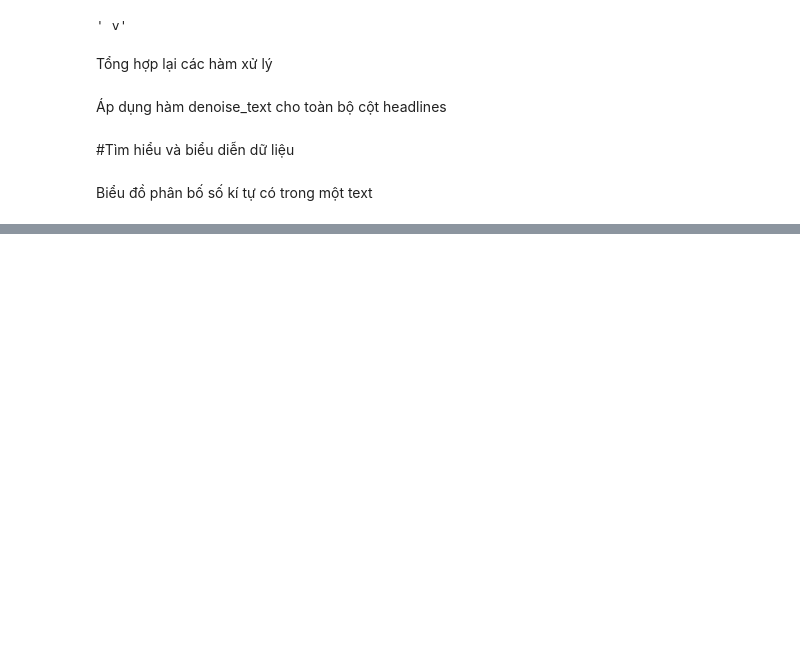
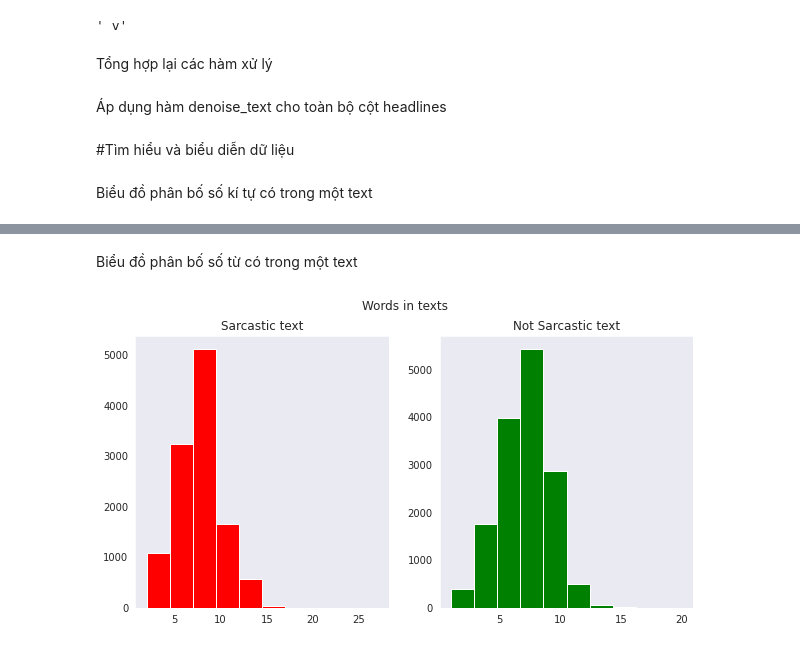
Before and after one commit to TrinhTruongAI/CS114.K21, a Jupyter notebook: DetectingSarcasm_Embeddings.ipynb, the cells around one changed output, grey strips where cells are left out. Drawn from its saved outputs; the diff is of its cells as text; code cells hidden in the pictures; blank space fills up the shorter version.

```diff
--- a/DetectingSarcasm_Embeddings.ipynb
+++ b/DetectingSarcasm_Embeddings.ipynb
@@ -154,0 +166,14 @@ NameError: ignored
+# %% [markdown]
+Biểu đồ phân bố số từ có trong một text
+# %%
+fig,(ax1,ax2)=plt.subplots(1,2,figsize=(10,5))
+text_len=data[data['is_sarcastic']==1]['headline'].str.split().map(lambda x: len(x))
+ax1.hist(text_len,color='red')
+ax1.set_title('Sarcastic text')
+text_len=data[data['is_sarcastic']==0]['headline'].str.split().map(lambda x: len(x))
+ax2.hist(text_len,color='green')
+ax2.set_title('Not Sarcastic text')
+fig.suptitle('Words in texts')
+plt.show()
+# %% [output]
+[figure, added]
```
Also changed, not shown: parts of 15 cells of this notebook.
